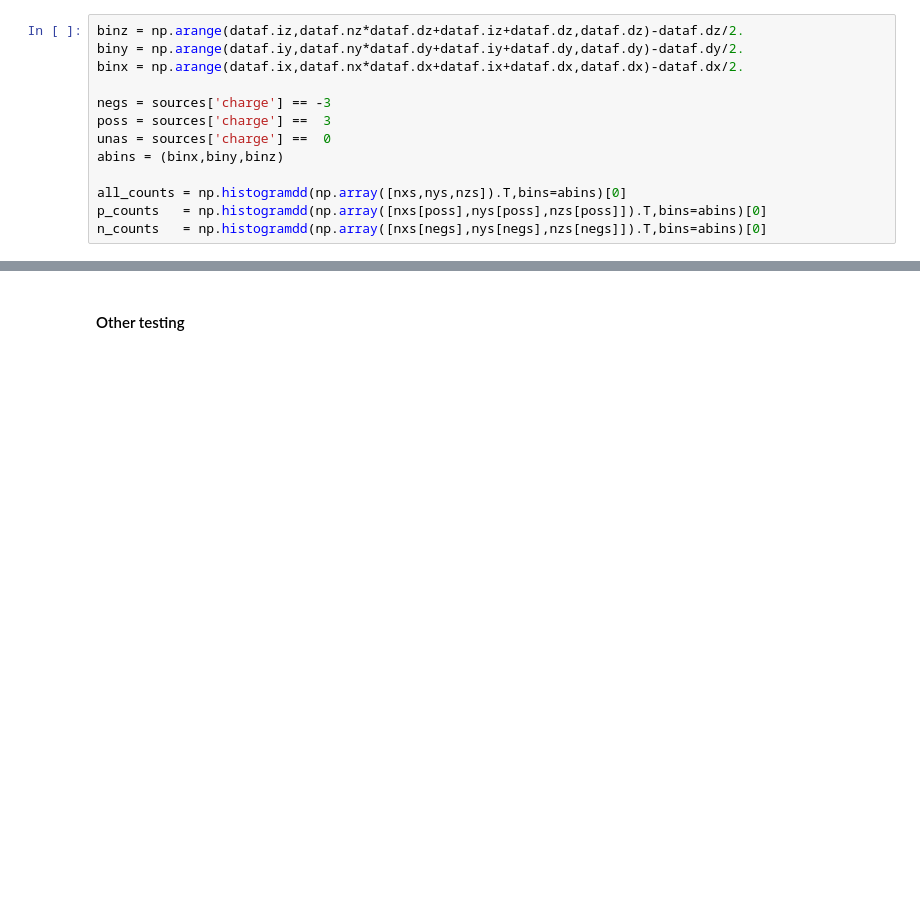
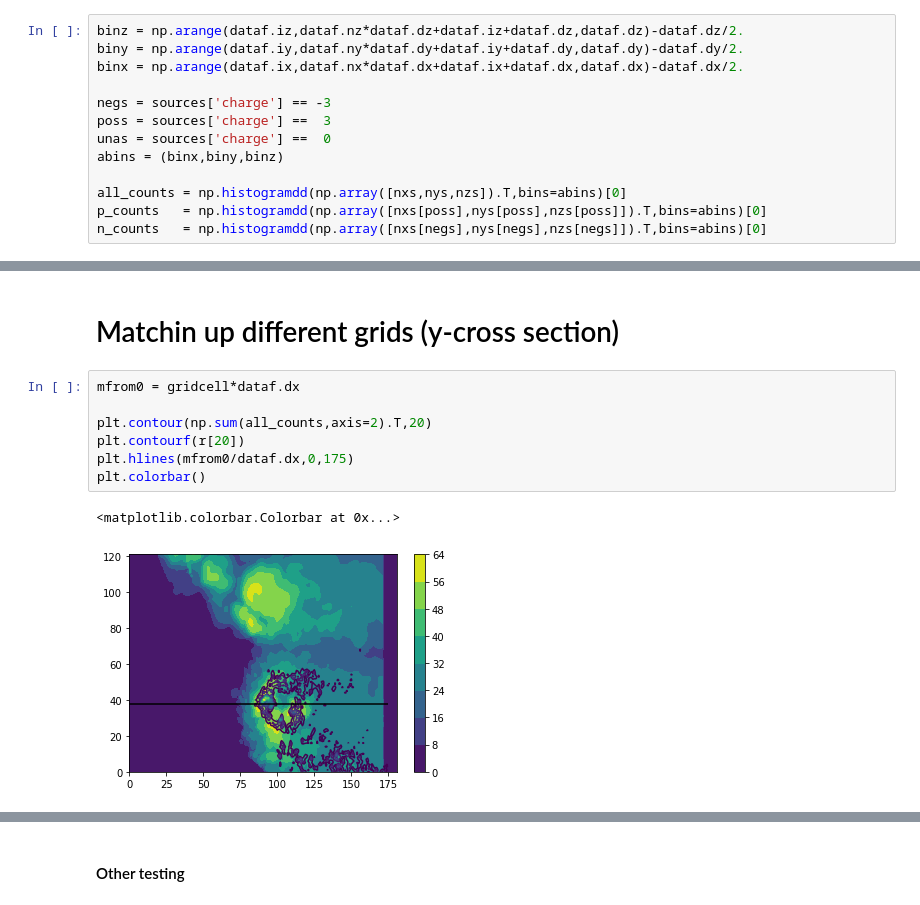
Before and after one commit to vbalderdash/varout_data, a Jupyter notebook: readout.ipynb, the cells around one changed output, grey strips where cells are left out. Saved outputs shown, nothing was run; the diff lists cells and outputs as text; blank space fills up the shorter version.

```diff
--- a/readout.ipynb
+++ b/readout.ipynb
@@ -111,0 +162,12 @@ plt.tight_layout()
+# %% [markdown]
+# Matchin up different grids (y-cross section)
+# %%
+mfrom0 = gridcell*dataf.dx
+
+plt.contour(np.sum(all_counts,axis=2).T,20)
+plt.contourf(r[20])
+plt.hlines(mfrom0/dataf.dx,0,175)
+plt.colorbar()
+# %% [output]
+<matplotlib.colorbar.Colorbar at 0x...>
+[figure, added]
```
Also changed, not shown: parts of 25 cells of this notebook.
